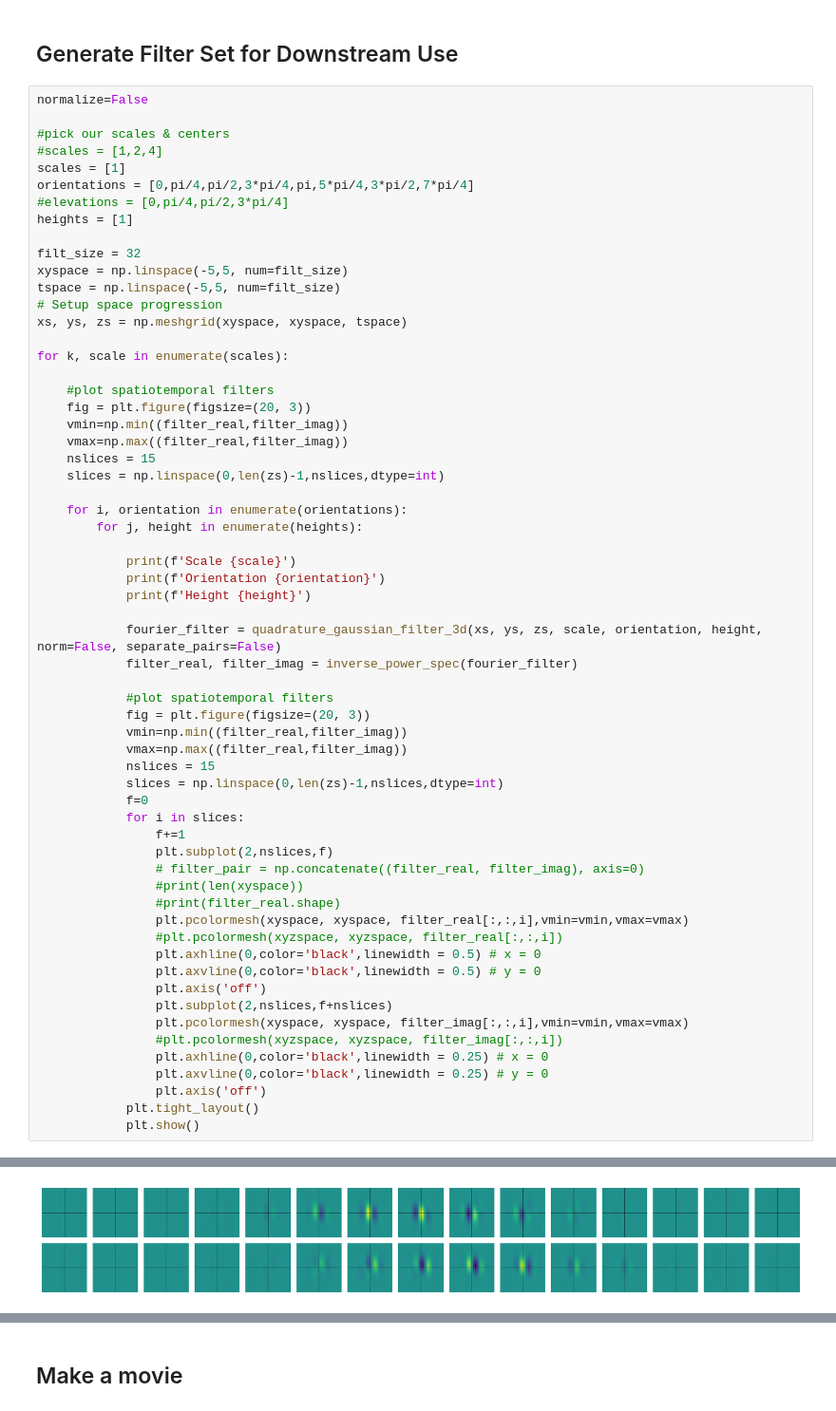
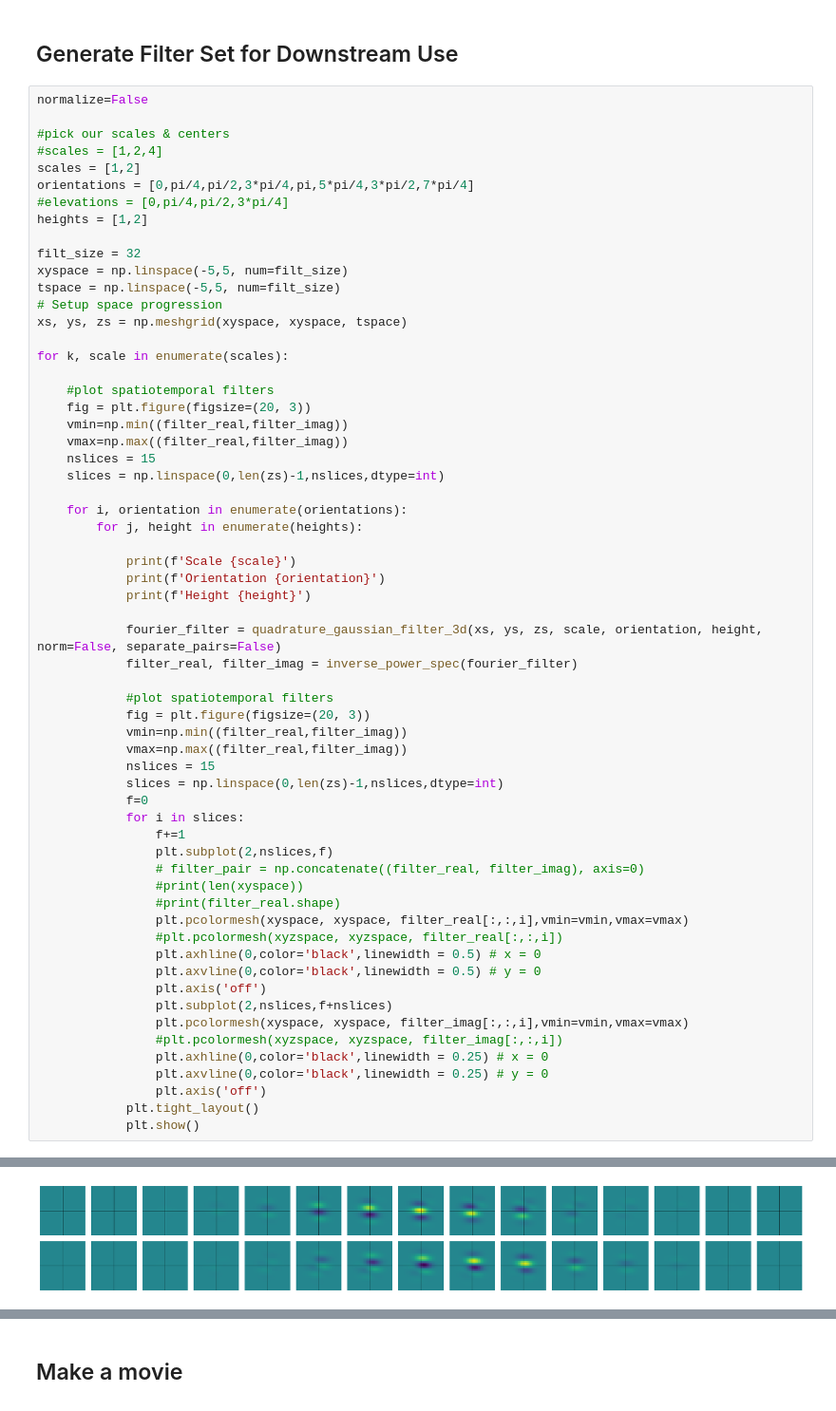
Before and after one commit to vdutell/linearfiltering, a Jupyter notebook: SpatiotemporalMochinutFilters.ipynb, the cells around one changed output, grey strips where cells are left out. Shown at 95% size. Drawn from its saved outputs; the diff is of its cells as text.

```diff
--- a/SpatiotemporalMochinutFilters.ipynb
+++ b/SpatiotemporalMochinutFilters.ipynb
@@ -320,10 +322,10 @@ normalize=False
 
 #pick our scales & centers
 #scales = [1,2,4]
-scales = [1]
+scales = [1,2]
 orientations = [0,pi/4,pi/2,3*pi/4,pi,5*pi/4,3*pi/2,7*pi/4]
 #elevations = [0,pi/4,pi/2,3*pi/4]
-heights = [1]
+heights = [1,2]
 
 filt_size = 32
 xyspace = np.linspace(-5,5, num=filt_size)
@@ -399 +402 @@ Height 1
-[figure, old version]
+[figure, new version]
```
Also changed, not shown: parts of 6 cells of this notebook, 1 other file.
